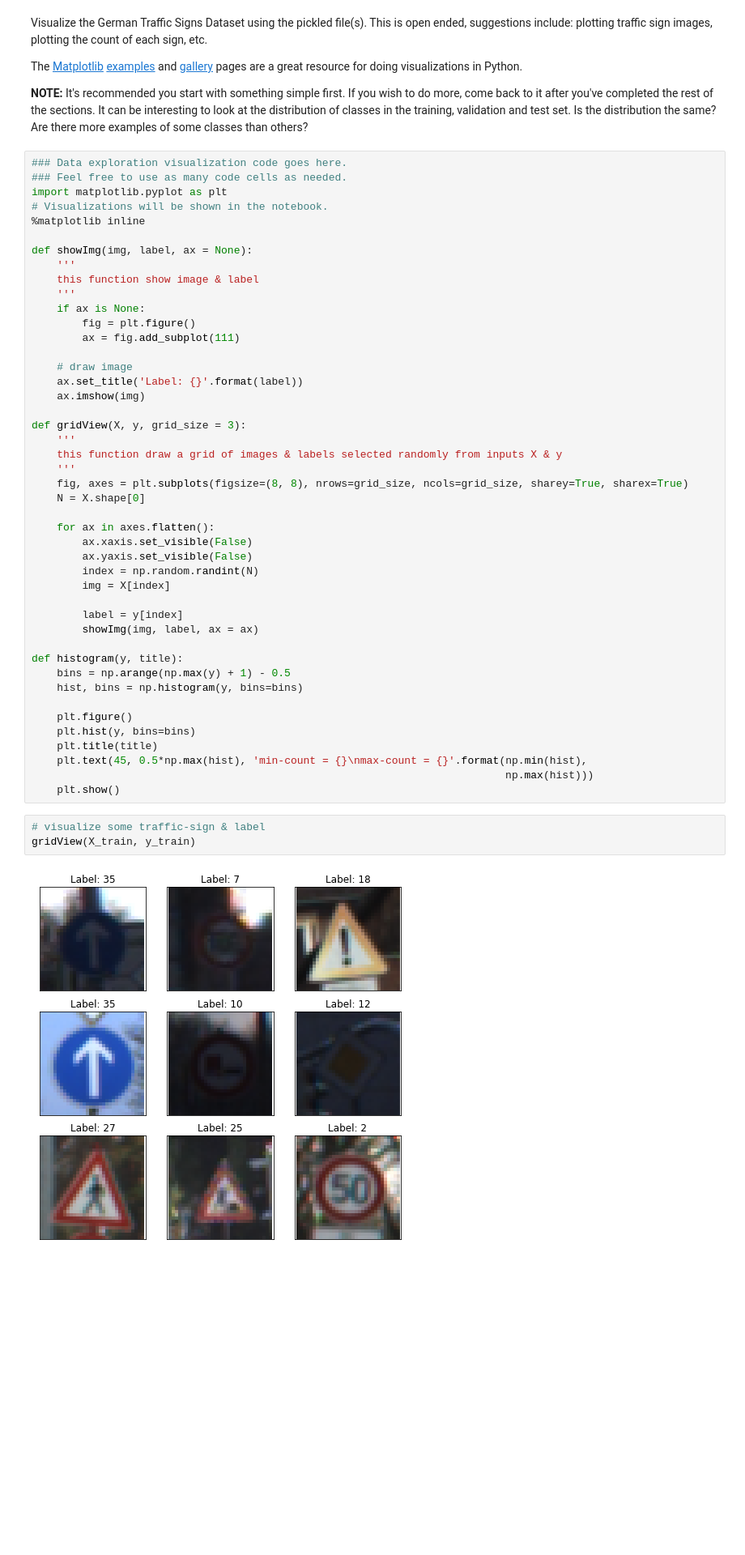
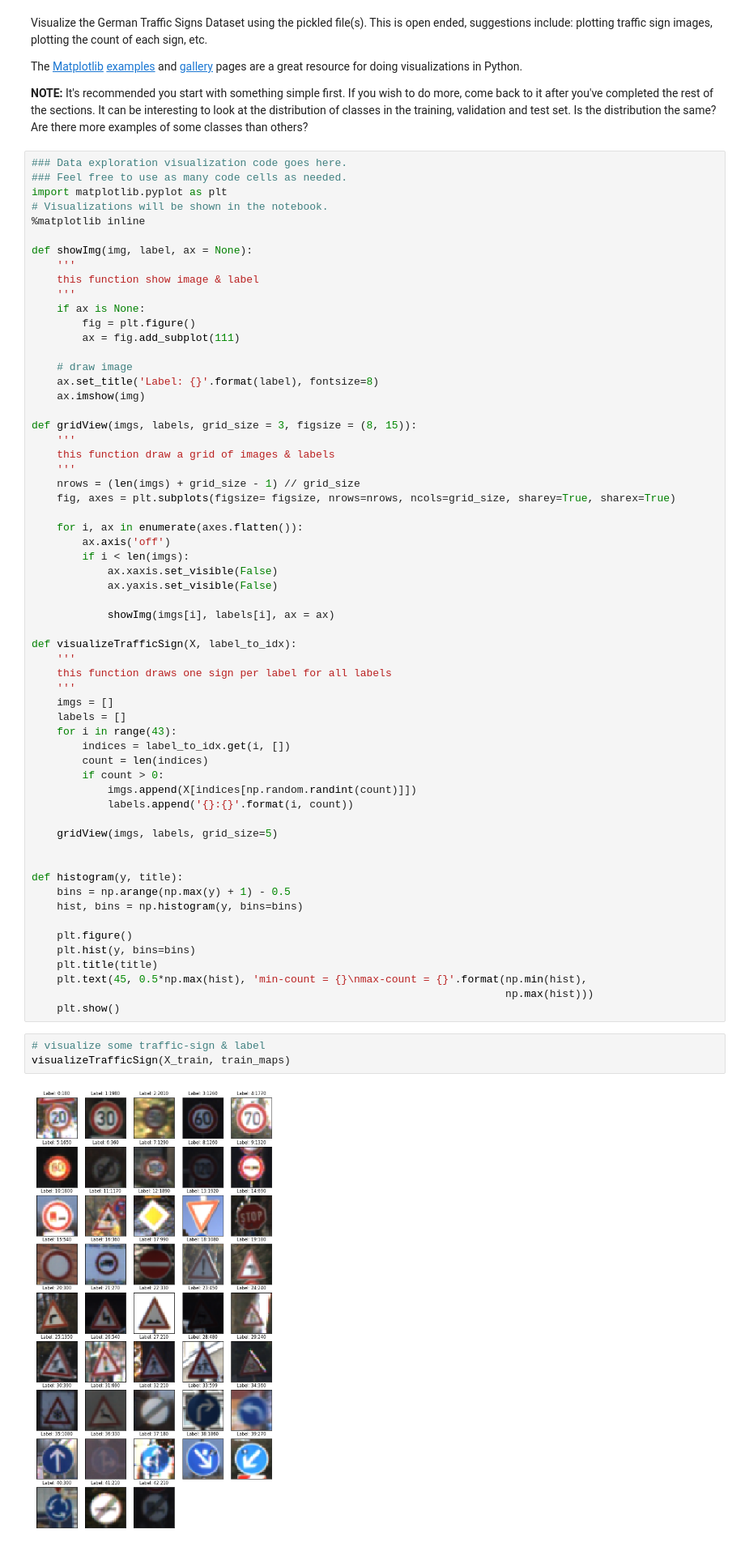
Before and after one commit to minh84/udacity_carnd, a Jupyter notebook: CarND-Traffic-Sign-Classifier-P2/Traffic_Sign_Classifier.ipynb, the cells around one changed output. Shown: that part at 81% size. Cells and saved outputs as stored; diff of their text form; blank space fills up the shorter version.

```diff
--- a/CarND-Traffic-Sign-Classifier-P2/Traffic_Sign_Classifier.ipynb
+++ b/CarND-Traffic-Sign-Classifier-P2/Traffic_Sign_Classifier.ipynb
@@ -119,24 +138,39 @@ def showImg(img, label, ax = None):
         ax = fig.add_subplot(111)
 
     # draw image
-    ax.set_title('Label: {}'.format(label))
+    ax.set_title('Label: {}'.format(label), fontsize=8)
     ax.imshow(img)
 
-def gridView(X, y, grid_size = 3):
+def gridView(imgs, labels, grid_size = 3, figsize = (8, 15)):
     '''
-    this function draw a grid of images & labels selected randomly from inputs X & y
+    this function draw a grid of images & labels
     '''
-    fig, axes = plt.subplots(figsize=(8, 8), nrows=grid_size, ncols=grid_size, sharey=True, sharex=True)
-    N = X.shape[0]
+    nrows = (len(imgs) + grid_size - 1) // grid_size
+    fig, axes = plt.subplots(figsize= figsize, nrows=nrows, ncols=grid_size, sharey=True, sharex=True)
 
-    for ax in axes.flatten():
-        ax.xaxis.set_visible(False)
-        ax.yaxis.set_visible(False)
-        index = np.random.randint(N)
-        img = X[index]
+    for i, ax in enumerate(axes.flatten()):
+        ax.axis('off')
+        if i < len(imgs):
+            ax.xaxis.set_visible(False)
+            ax.yaxis.set_visible(False)
 
-        label = y[index]
-        showImg(img, label, ax = ax)
+            showImg(imgs[i], labels[i], ax = ax)
+
+def visualizeTrafficSign(X, label_to_idx):
+    '''
+    this function draws one sign per label for all labels
+    '''
+    imgs = []
+    labels = []
+    for i in range(43):
+        indices = label_to_idx.get(i, [])
+        count = len(indices)
+        if count > 0:
+            imgs.append(X[indices[np.random.randint(count)]])
+            labels.append('{}:{}'.format(i, count))
+
+    gridView(imgs, labels, grid_size=5)
+
 
 def histogram(y, title):
     bins = np.arange(np.max(y) + 1) - 0.5
@@ -150,9 +184,9 @@ def histogram(y, title):
     plt.show()
 # %%
 # visualize some traffic-sign & label
-gridView(X_train, y_train)
+visualizeTrafficSign(X_train, train_maps)
 # %% [output]
-[figure, old version]
+[figure, new version]
 # %%
 # visualize histogram of labels
 histogram(y_train, 'Histogram of training labels')
```
Also changed, not shown: parts of 15 cells of this notebook, 1 other file.
